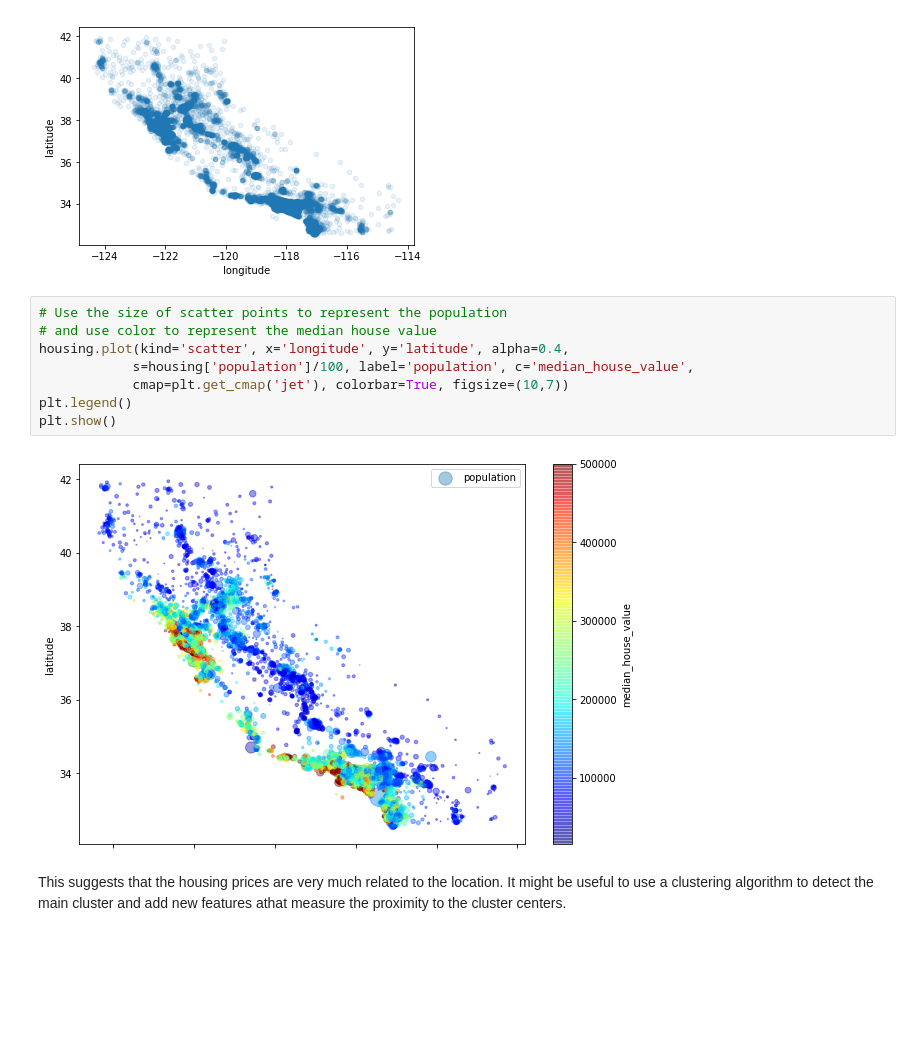
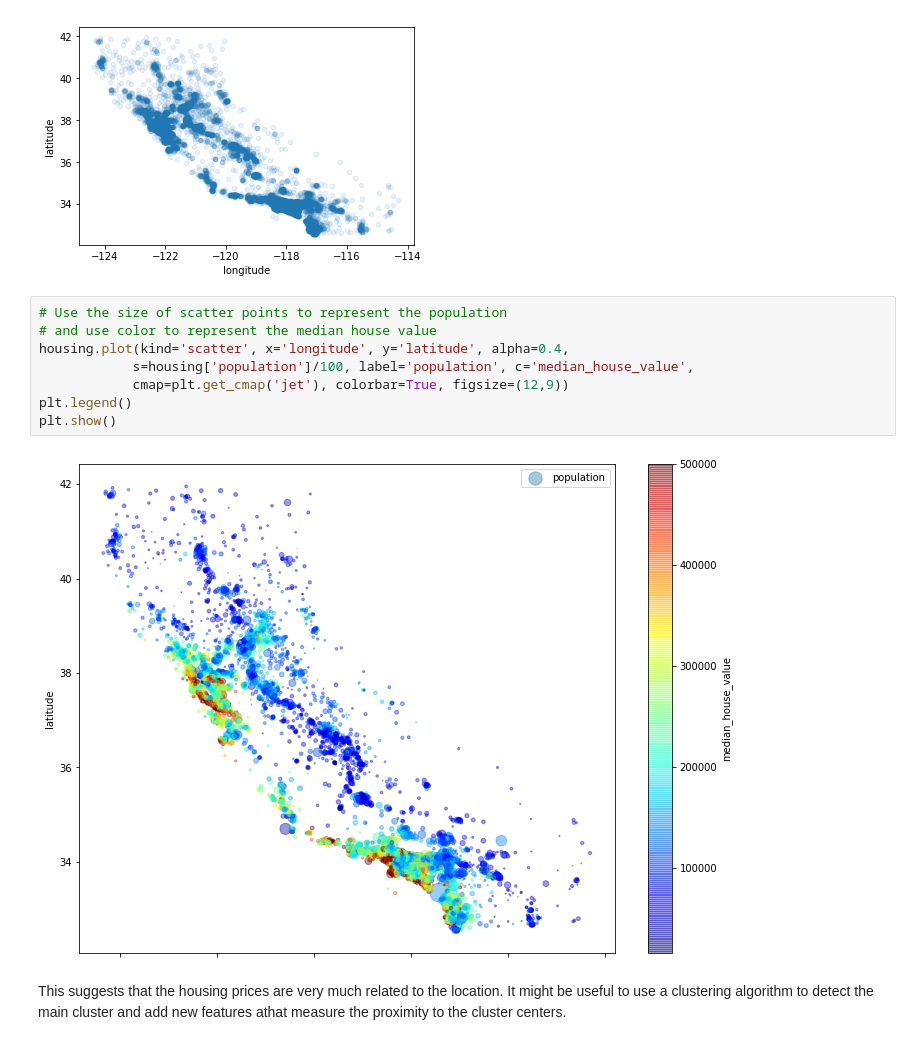
Before and after one commit to zhouxu-ds/ds-tools, a Jupyter notebook: machine_learning/end-to-end_project/housing_example.ipynb, the cells around one changed output. Saved outputs shown, nothing was run; the diff lists cells and outputs as text; blank space fills up the shorter version.

```diff
--- a/machine_learning/end-to-end_project/housing_example.ipynb
+++ b/machine_learning/end-to-end_project/housing_example.ipynb
@@ -199,13 +199,13 @@ plt.show()
 # %%
 # Use the size of scatter points to represent the population
 # and use color to represent the median house value
 housing.plot(kind='scatter', x='longitude', y='latitude', alpha=0.4,
             s=housing['population']/100, label='population', c='median_house_value',
-            cmap=plt.get_cmap('jet'), colorbar=True, figsize=(10,7))
+            cmap=plt.get_cmap('jet'), colorbar=True, figsize=(12,9))
 plt.legend()
 plt.show()
 # %% [output]
-[figure, old version]
+[figure, new version]
 # %% [markdown]
 This suggests that the housing prices are very much related to the location. It might be useful to use a clustering algorithm to detect the main cluster and add new features athat measure the proximity to the cluster centers.
 # %%
```
Also changed, not shown: parts of 7 cells of this notebook, 2 other files.
